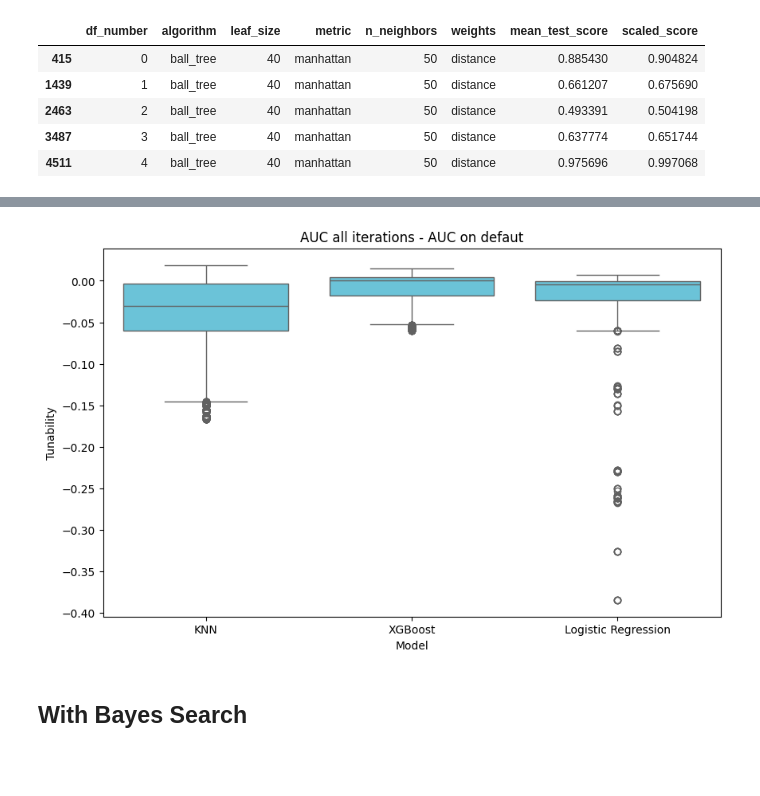
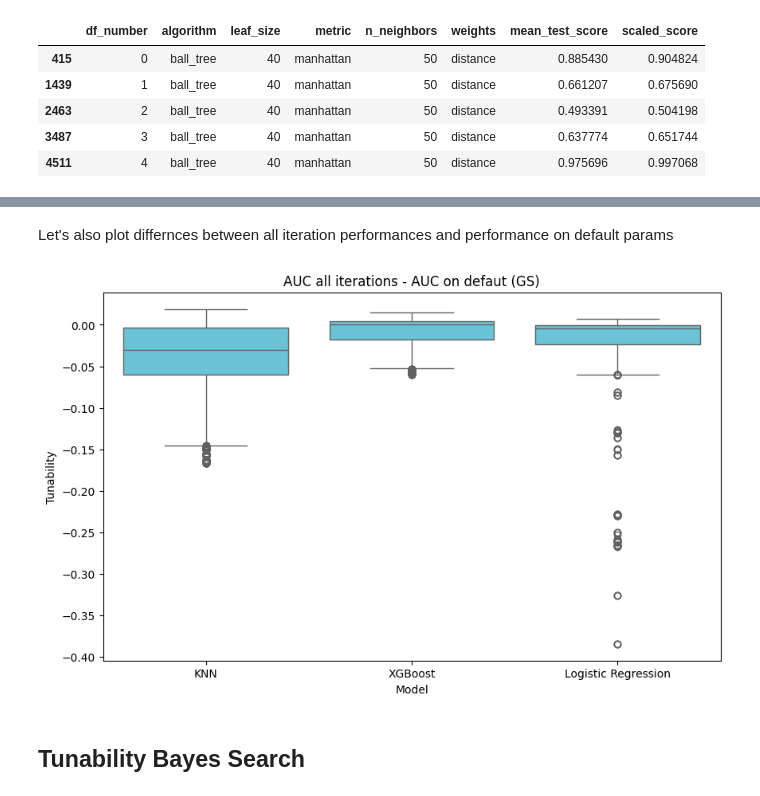
Before and after one commit to katarzynarogalska/Model-tunability, a Jupyter notebook: notebooks/tunability.ipynb, the cells around one changed output, grey strips where cells are left out. Cells and saved outputs as stored; diff of their text form; code cells hidden in the pictures; blank space fills up the shorter version.

```diff
--- a/notebooks/tunability.ipynb
+++ b/notebooks/tunability.ipynb
@@ -381,9 +389,11 @@ plot_boxplot([knn_best_params, xg_best_params, log_best_params], 'best_score', '
+# %% [markdown]
+Let's also plot differnces between all iteration performances and performance on default params
 # %%
-plot_boxplot([knn_all_params, xg_all_params, log_all_params], 'mean_test_score_x', 'mean_test_score_y', 'AUC all iterations - AUC on defaut')
+plot_boxplot([knn_all_params, xg_all_params, log_all_params], 'mean_test_score_x', 'mean_test_score_y', 'AUC all iterations - AUC on defaut (GS)')
 # %% [output]
-[figure, old version]
+[figure, new version]
 # %% [markdown]
-## With Bayes Search
+## Tunability Bayes Search
 # %%
 plot_boxplot([knn_best_params_bayes, xg_best_params_bayes, log_best_params_bayes], 'best_score', 'mean_test_score','Tunability plot - Bayes Search', True)
 # %% [output]
```
Also changed, not shown: parts of 20 cells of this notebook.
